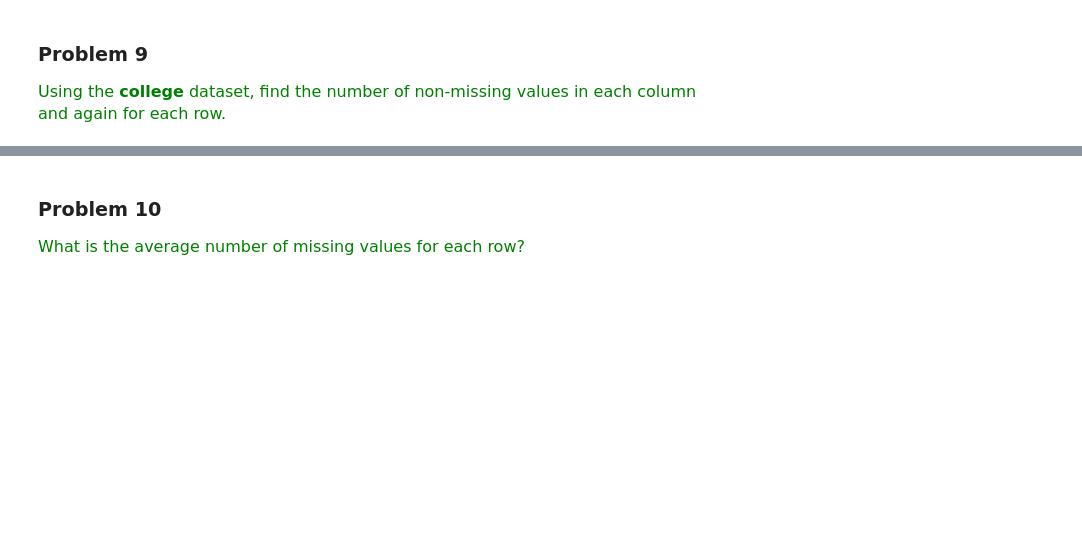
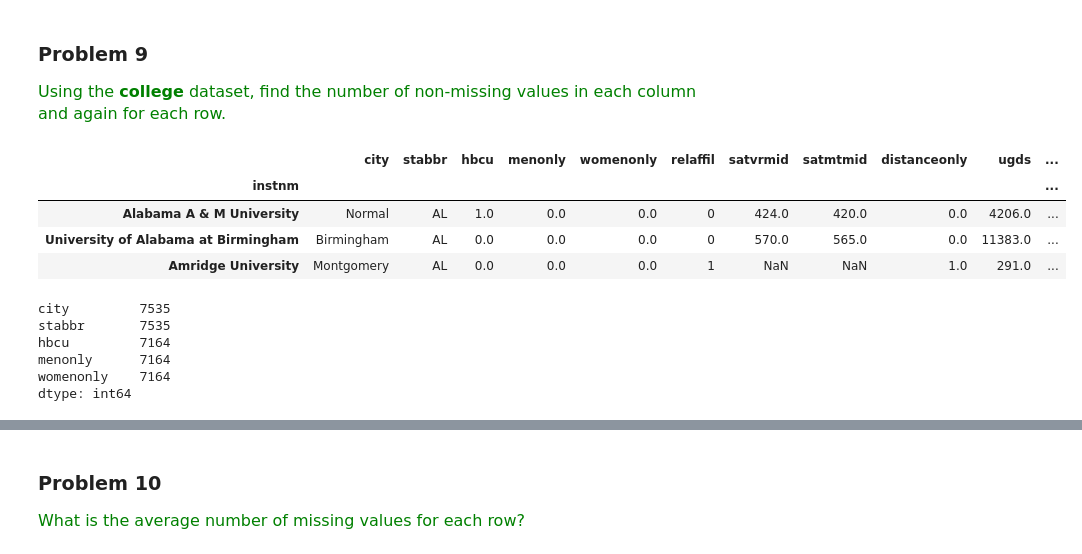
Before and after one commit to estefaniaakers/dunder-data, a Jupyter notebook: dunder-data-bootcamp/02. Essential Commands/06. DataFrame Descriptive Statistic Methods.ipynb, the cells around one changed output, grey strips where cells are left out. Cells and saved outputs as stored; diff of their text form; code cells hidden in the pictures; blank space fills up the shorter version.

```diff
--- a/dunder-data-bootcamp/02. Essential Commands/06. DataFrame Descriptive Statistic Methods.ipynb
+++ b/dunder-data-bootcamp/02. Essential Commands/06. DataFrame Descriptive Statistic Methods.ipynb
@@ -174,3 +469,20 @@ movie = pd.read_csv('../data/movie.csv', index_col='title')
 # %% [markdown]
 ### Problem 9
 <span  style="color:green; font-size:16px">Using the **college** dataset, find the number of non-missing values in each column and again for each row.</span>
+# %%
+college.head(3)
+# %% [output]
+|  | city | stabbr | hbcu | menonly | womenonly | relaffil | satvrmid | satmtmid | distanceonly | ugds | ... |
+| instnm |  |  |  |  |  |  |  |  |  |  | ... |
+| Alabama A & M University | Normal | AL | 1.0 | 0.0 | 0.0 | 0 | 424.0 | 420.0 | 0.0 | 4206.0 | ... |
+| University of Alabama at Birmingham | Birmingham | AL | 0.0 | 0.0 | 0.0 | 0 | 570.0 | 565.0 | 0.0 | 11383.0 | ... |
+| Amridge University | Montgomery | AL | 0.0 | 0.0 | 0.0 | 1 | NaN | NaN | 1.0 | 291.0 | ... |
+# %%
+college.count().head() #non missing values in columns
+# %% [output]
+city         7535
+stabbr       7535
+hbcu         7164
+menonly      7164
+womenonly    7164
+dtype: int64
```
Also changed, not shown: parts of 43 cells of this notebook.
